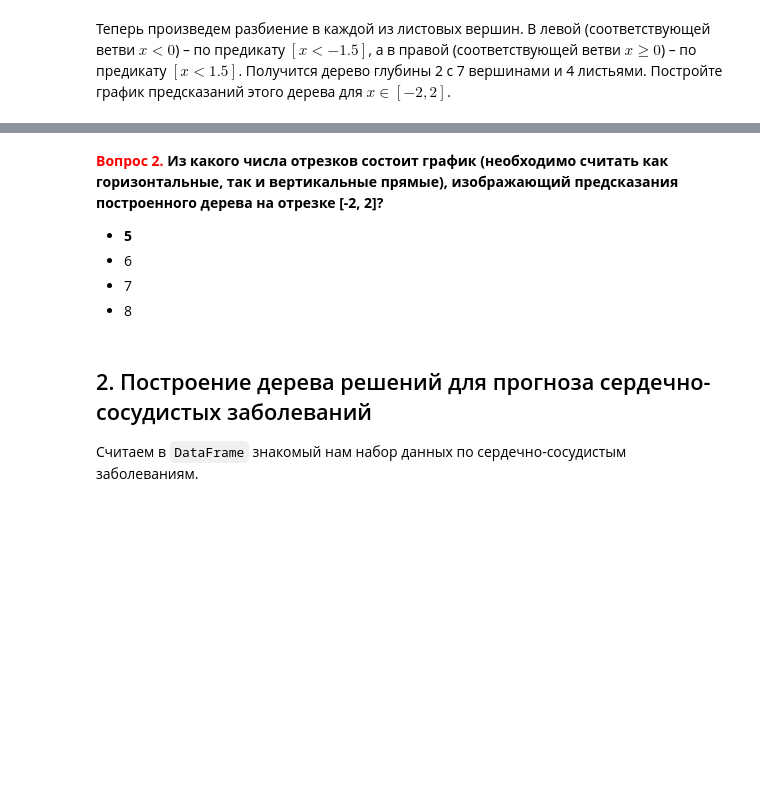
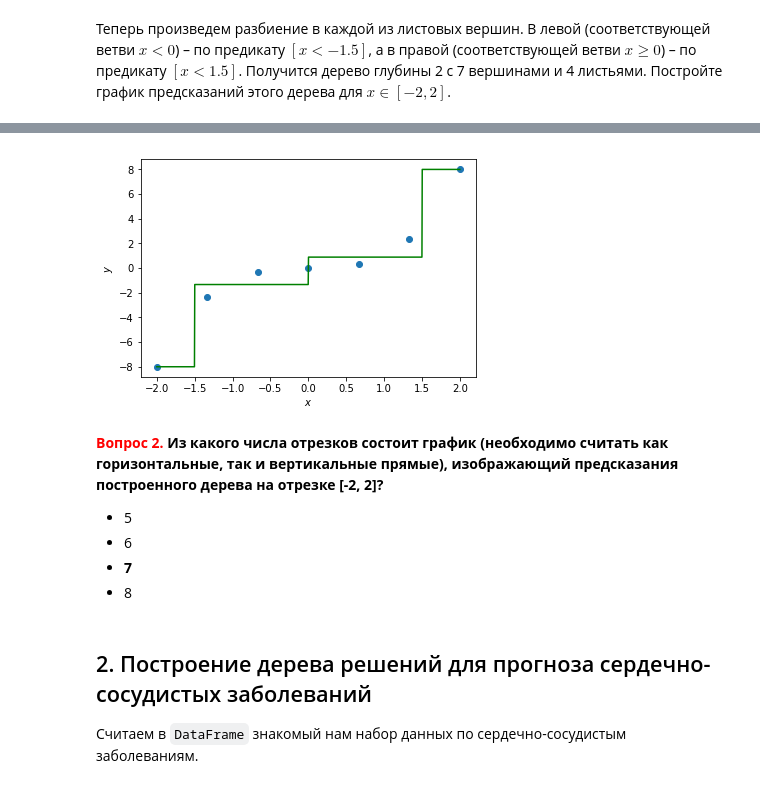
Before and after one commit to tulaman/mlcourse_open, a Jupyter notebook: jupyter_russian/homeworks/hw3_session3_decision_trees.ipynb, the cells around one changed output, grey strips where cells are left out. Drawn from its saved outputs; the diff is of its cells as text; code cells hidden in the pictures; blank space fills up the shorter version.

```diff
--- a/jupyter_russian/homeworks/hw3_session3_decision_trees.ipynb
+++ b/jupyter_russian/homeworks/hw3_session3_decision_trees.ipynb
@@ -171,8 +134,53 @@ plt.plot(X, y_pred, ls='-', c='g');
+# %%
+plt.scatter(X, y)
+plt.xlabel(r'$x$')
+plt.ylabel(r'$y$')
+
+X_test = np.linspace(-2, 2, 1000)
+
+import math
+class MyDecisionTree:
+    def __init__(self, criterias=[]):
+        self.bounds = criterias
+        self.bounds.append(-math.inf)
+        self.bounds.append(math.inf)
+        self.bounds.sort()
+        self.leaves = [ {'y': [], 'value': 0} for _ in range(len(self.bounds)+1) ]
+
+    def fit(self, X, y):
+        for i, x in enumerate(X):
+            index = 0
+            # проверим попадает ли значение X в конкретный узел
+            for j, point in enumerate(self.bounds, start=0):
+                if x < point:
+                    self.leaves[j]['y'].append(y[i])
+                    break
+
+            # посчитаем среднее значение функции в листьях дерева
+            for leaf in self.leaves:
+                if len(leaf['y'])>0:
+                    leaf['value'] = np.mean(leaf['y'])
+
+    def predict(self, X):
+        y_pred = np.zeros(len(X))
+        for i, x in enumerate(X, start=0):
+            for j, point in enumerate(self.bounds, start=0):
+                if x < point:
+                    y_pred[i] = self.leaves[j]['value']
+                    break
+        return y_pred
+
+mytree = MyDecisionTree([-1.5, 0, 1.5])
+mytree.fit(X, y)
+y_pred = mytree.predict(X_test)
+plt.plot(X_test, y_pred, ls='-', c='g');
+# %% [output]
+[figure, added]
 # %% [markdown]
 **<font color='red'>Вопрос 2.</font> Из какого числа отрезков состоит график (необходимо считать как горизонтальные, так и вертикальные прямые), изображающий предсказания построенного дерева на отрезке [-2, 2]?**
-- **5**
+- 5
 - 6
-- 7
+- **7**
 - 8
 # %% [markdown]
 ## 2. Построение дерева решений для прогноза сердечно-сосудистых заболеваний
```
Also changed, not shown: parts of 3 cells of this notebook.
